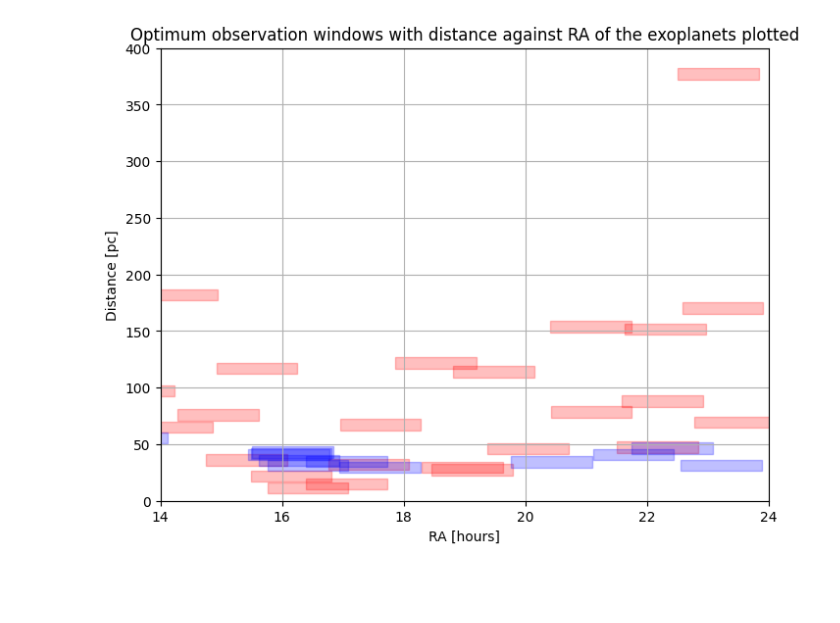
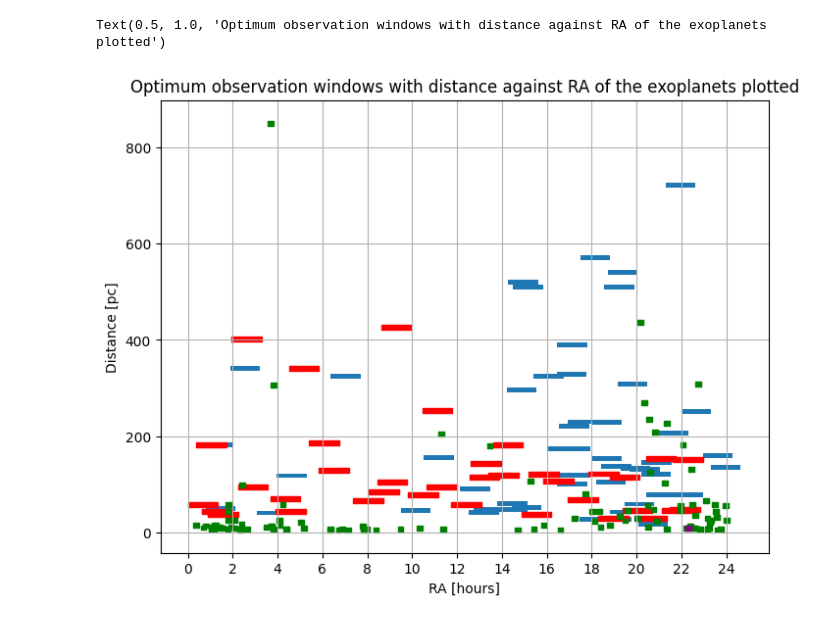
Before and after one commit to ismisebrendan/Breakthrough_Listen_summer_obs_24, a Jupyter notebook: sch.ipynb, the cells around one changed output. Cells and saved outputs as stored; diff of their text form; code cells hidden in the pictures; blank space fills up the shorter version.

```diff
--- a/sch.ipynb
+++ b/sch.ipynb
@@ -190,12 +185,7 @@ def want(objects):
     else:
         want(objects)
 # %%
-##################################
-#                                #
-#   Set up times and locations   #
-#                                #
-##################################
-
+# Set up times and locations
 
 valid_dates = False
 valid_times = False
@@ -211,11 +201,11 @@ while valid_dates == False:
         valid_dates = True
 
 while valid_times == False:
-    start_time = check_time('Please enter starting time of observation (HH:MM:SS): ', True)
-    end_time = check_time('Please enter ending time of observation (HH:MM:SS): ', True)
+    start_time = check_time('Please enter starting time of observation (HH:MM): ')
+    end_time = check_time('Please enter ending time of observation (HH:MM): ')
 
     if start_date == end_date:
-        if (start_time == end_time) or (int(start_time[0:2]) > int(end_time[0:2])) or (int(start_time[0:2]) == int(end_time[0:2]) and int(start_time[3:5]) > int(end_time[3:5])) or (int(start_time[0:2]) == int(end_time[0:2]) and int(start_time[3:5]) == int(end_time[3:5]) and int(start_time[6:8]) >= int(end_time[6:8])):
+        if (start_time == end_time) or (int(start_time[0:2]) > int(end_time[0:2])) or (int(start_time[0:2]) == int(end_time[0:2]) and int(start_time[3:5]) > int(end_time[3:5])):
             print('End time must be later than the start time')
         else:
             valid_times = True
@@ -247,7 +237,6 @@ print('Starting LST at midpoint:', LST_start_mid)
 get_lst(birr_loc, starting, 'Birr')
 get_lst(onsala_loc, starting, 'Onsala')
 
-
 print('\n')
 
 print('Ending LST at midpoint:', LST_end_mid)
@@ -448,52 +409,44 @@ print(target_list_plus)
 # %%
 # Plot the optimum viewing windows for the targets
 fig, ax = plt.subplots(figsize=(8,6))
 
-'''# All planets
+# All planets
 for i in range(len(planets['ra'])):
     # Plot from optimum start time of observation to +20 degrees (1 hr 20 mins)
-    ax.broken_barh([(planets['ra'][i] - 10, 20)], (planets['sy_dist'][i], 10))'''
+    ax.broken_barh([(planets['ra'][i] - 10, 20)], (planets['sy_dist'][i], 10))
 
 # Targeted planets in a different colour
-for i in range(len(target_list)):
+for i in range(1, len(target_list)):
     index = planets['hostname'] == target_list[i]
     if sum(index) != 0:
         ind = np.argwhere(index)[0][0]
 
         # Plot from optimum start time of observation to +20 degrees (1 hr 20 mins)
-        ax.broken_barh([(planets['ra'][ind] - 10, 20)], (planets['sy_dist'][ind], 10), color=[1, 0, 0, 0.25])
+        ax.broken_barh([(planets['ra'][ind] - 10, 20)], (planets['sy_dist'][ind], 10), color='red')
         #ax.text(planets['ra'][ind]+0.5 - 10, planets['sy_dist'][ind], planets['hostname'][ind])
 
-for i in range(len(target_list)):
-    index = planets['hostname'] == target_list_times[i]
-    if sum(index) != 0:
-        ind = np.argwhere(index)[0][0]
+# All pulsars
+for i in range(len(pulsars['NAME'])):
+    # Plot from optimum start time of observation to +3.75 degrees (15 mins)
+    ax.broken_barh([(Angle(psr_ra[i], u.hourangle).value * 15, 3.75)], (pulsars['R_LUM'][i]/5, 10), color='green')
 
-        # Plot from optimum start time of observation to +20 degrees (1 hr 20 mins)
-        ax.broken_barh([(planets['ra'][ind] - 10, 20)], (planets['sy_dist'][ind] + 10, 10), color=[0, 1, 0, 0.25])
-        #ax.text(planets['ra'][ind]+0.5 - 10, planets['sy_dist'][ind], planets['hostname'][ind])
+# Targeted pulsar in a different colour
+index = pulsars['NAME'] == target_list[0]
+ind = np.argwhere(index)[0][0]
 
-for i in range(len(target_list)):
-    index = planets['hostname'] == target_list_plus[i]
-    if sum(index) != 0:
-        ind = np.argwhere(index)[0][0]
-
-        # Plot from optimum start time of observation to +20 degrees (1 hr 20 mins)
-        ax.broken_barh([(planets['ra'][ind] - 10, 20)], (planets['sy_dist'][ind] + 20, 10), color=[0, 0, 1, 0.25])
-        #ax.text(planets['ra'][ind]+0.5 - 10, planets['sy_dist'][ind], planets['hostname'][ind])
+# Plot from optimum start time of observation to +3.75 degrees (15 mins)
+ax.broken_barh([(Angle(psr_ra[ind], u.hourangle).value * 15, 3.75)], (pulsars['R_LUM'][ind]/5, 10), color='purple')
 
 
 ax.set_xticks(np.arange(0, 361, 30))
 ax.set_xticklabels(np.arange(0, 25, 2))
 ax.grid(True)
 ax.set_xlabel('RA [hours]')
 ax.set_ylabel('Distance [pc]')
 ax.set_title('Optimum observation windows with distance against RA of the exoplanets plotted')
-ax.set_xlim([14*15, 24*15])
-ax.set_ylim([0, 400])
-plt.show()
 # %% [output]
+Text(0.5, 1.0, 'Optimum observation windows with distance against RA of the exoplanets plotted')
-[figure, old version]
+[figure, new version]
 # %%
 # Plot Actual viewing times
 fig, ax = plt.subplots(figsize=(8,6))
```
Also changed, not shown: parts of 11 cells of this notebook, 6 other files.
